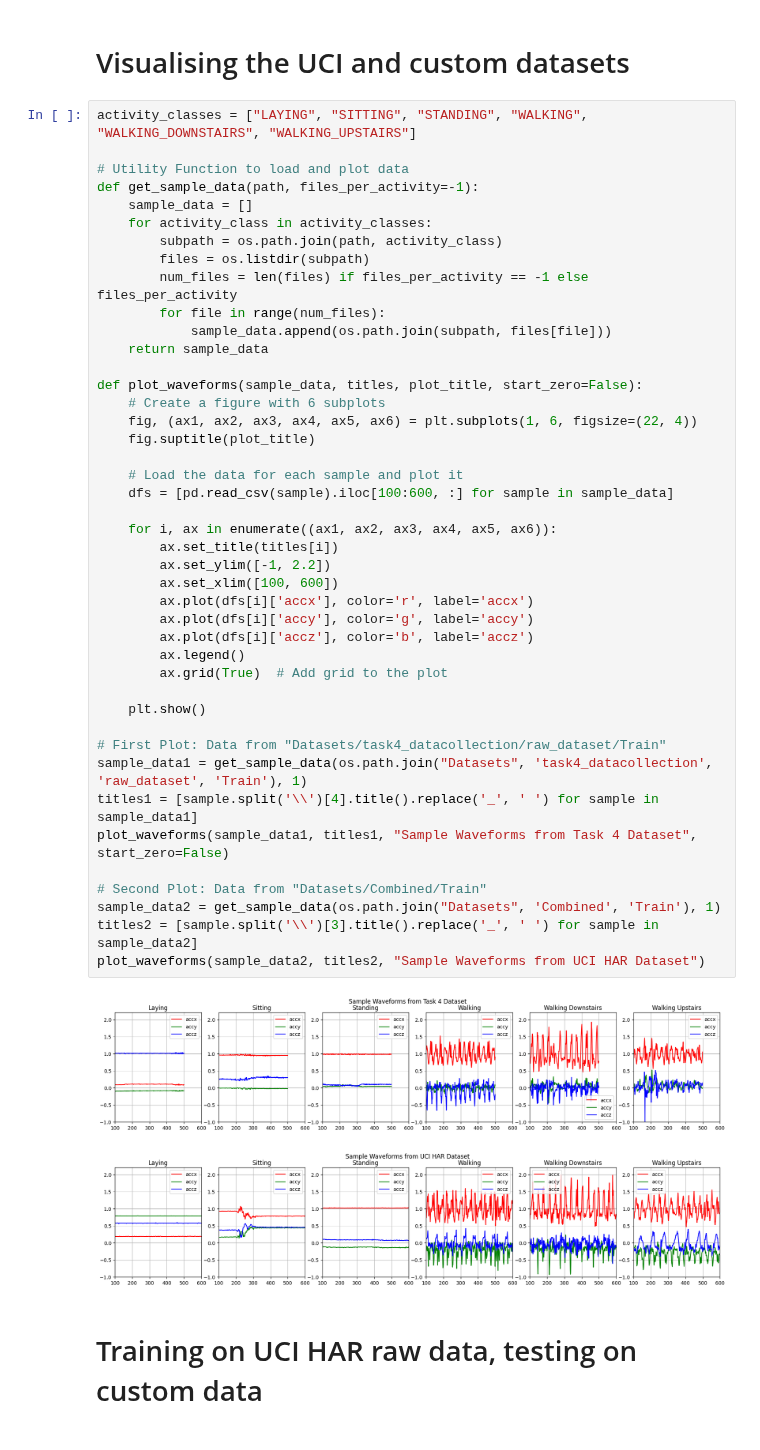
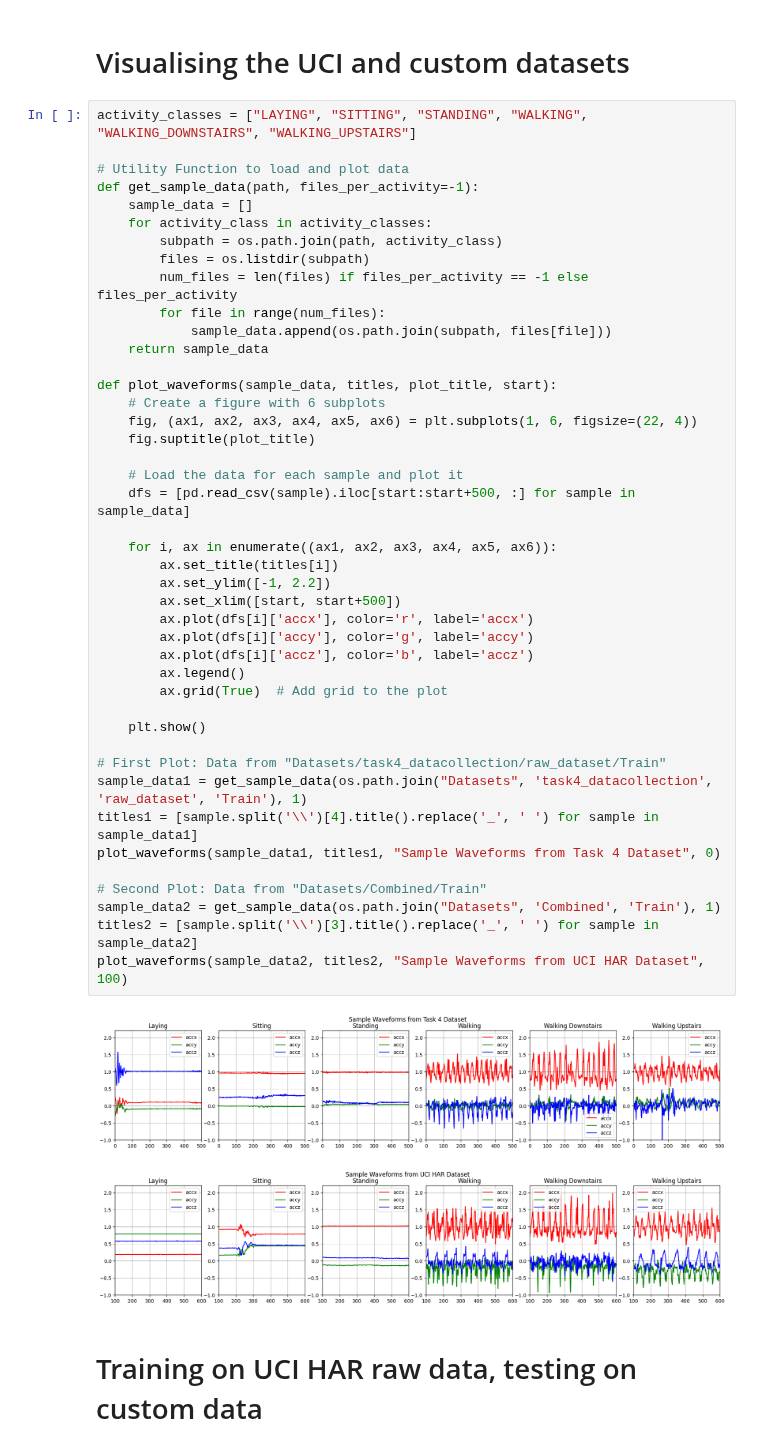
Before and after one commit to Karan-Gandhi/ES335-Assignment-1, a Jupyter notebook: Asst#4.ipynb, the cells around one changed output. Drawn from its saved outputs; the diff is of its cells as text.

Commit message:
Changed waveform graph

```diff
--- a/Asst#4.ipynb
+++ b/Asst#4.ipynb
@@ -48,39 +48,39 @@ def get_sample_data(path, files_per_activity=-1):
         num_files = len(files) if files_per_activity == -1 else files_per_activity
         for file in range(num_files):
             sample_data.append(os.path.join(subpath, files[file]))
     return sample_data
 
-def plot_waveforms(sample_data, titles, plot_title, start_zero=False):
+def plot_waveforms(sample_data, titles, plot_title, start):
     # Create a figure with 6 subplots
     fig, (ax1, ax2, ax3, ax4, ax5, ax6) = plt.subplots(1, 6, figsize=(22, 4))
     fig.suptitle(plot_title)
 
     # Load the data for each sample and plot it
-    dfs = [pd.read_csv(sample).iloc[100:600, :] for sample in sample_data]
+    dfs = [pd.read_csv(sample).iloc[start:start+500, :] for sample in sample_data]
 
     for i, ax in enumerate((ax1, ax2, ax3, ax4, ax5, ax6)):
         ax.set_title(titles[i])
         ax.set_ylim([-1, 2.2])
-        ax.set_xlim([100, 600])
+        ax.set_xlim([start, start+500])
         ax.plot(dfs[i]['accx'], color='r', label='accx')
         ax.plot(dfs[i]['accy'], color='g', label='accy')
         ax.plot(dfs[i]['accz'], color='b', label='accz')
         ax.legend()
         ax.grid(True)  # Add grid to the plot
 
     plt.show()
 
 # First Plot: Data from "Datasets/task4_datacollection/raw_dataset/Train"
 sample_data1 = get_sample_data(os.path.join("Datasets", 'task4_datacollection', 'raw_dataset', 'Train'), 1)
 titles1 = [sample.split('\\')[4].title().replace('_', ' ') for sample in sample_data1]
-plot_waveforms(sample_data1, titles1, "Sample Waveforms from Task 4 Dataset", start_zero=False)
+plot_waveforms(sample_data1, titles1, "Sample Waveforms from Task 4 Dataset", 0)
 
 # Second Plot: Data from "Datasets/Combined/Train"
 sample_data2 = get_sample_data(os.path.join("Datasets", 'Combined', 'Train'), 1)
 titles2 = [sample.split('\\')[3].title().replace('_', ' ') for sample in sample_data2]
-plot_waveforms(sample_data2, titles2, "Sample Waveforms from UCI HAR Dataset")
+plot_waveforms(sample_data2, titles2, "Sample Waveforms from UCI HAR Dataset", 100)
 # %% [output]
-[figure, old version]
+[figure, new version]
 [figure]
 # %% [markdown]
 # Training on UCI HAR raw data, testing on custom data
```
